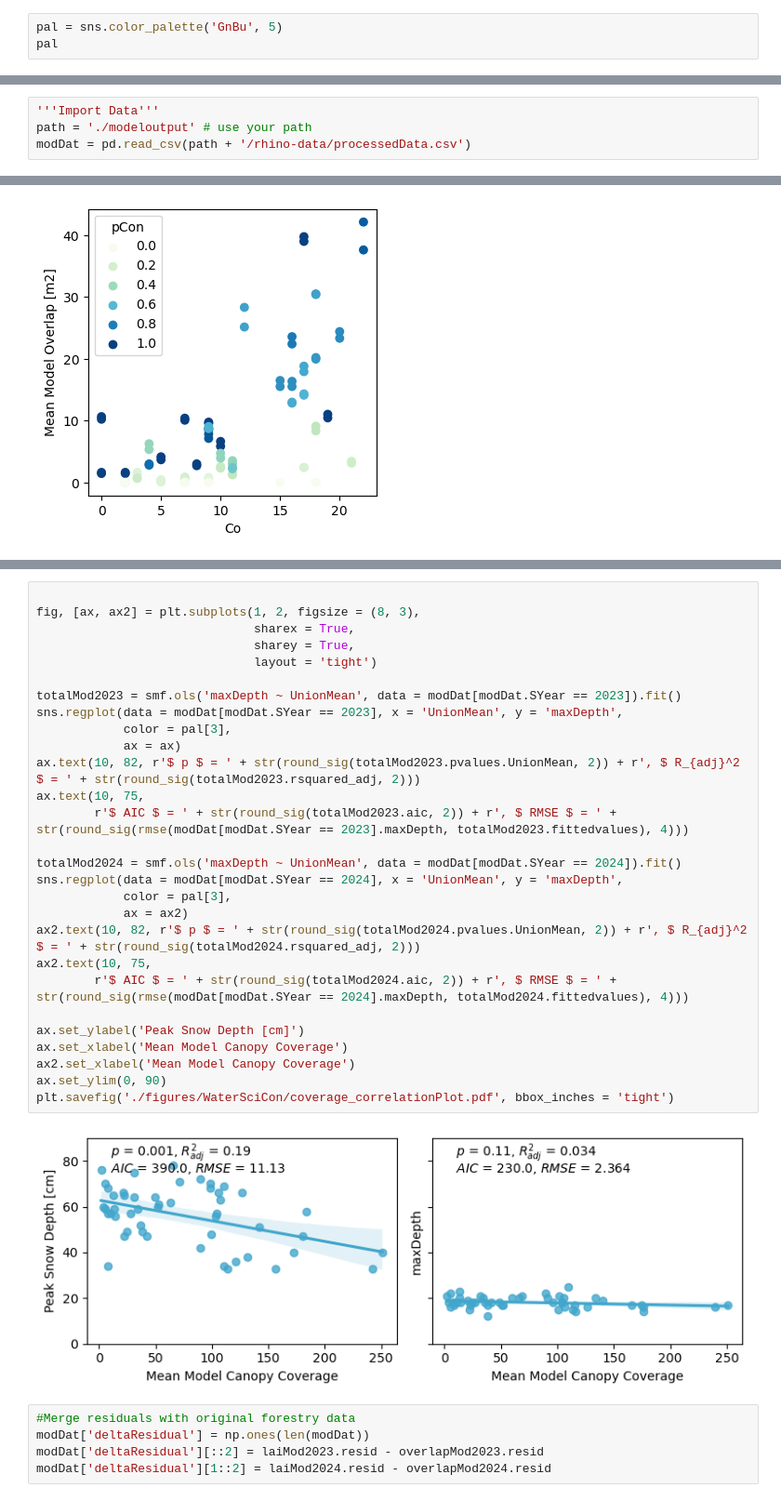
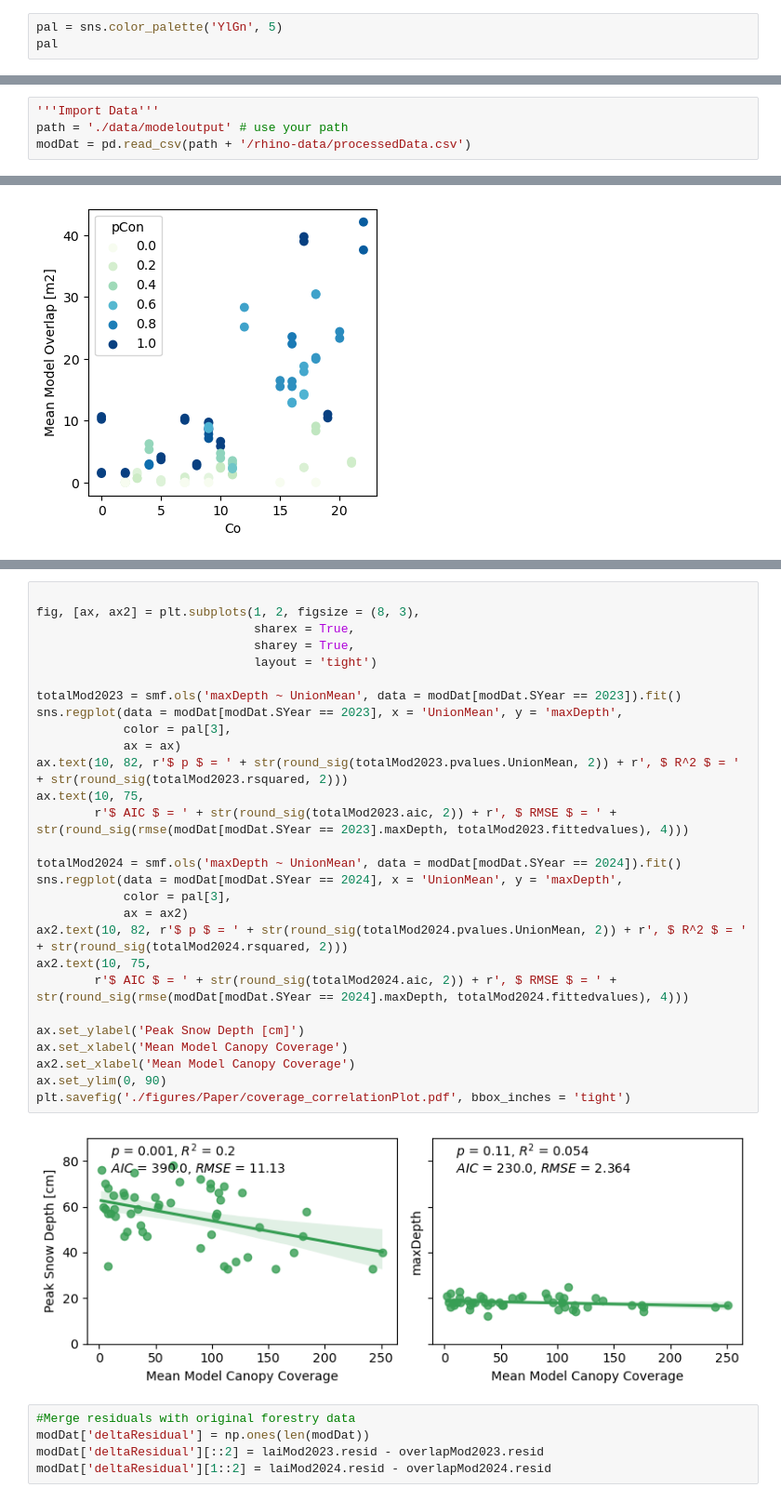
Before and after one commit to mwdjones/forest-canopy-model, a Jupyter notebook: 03_plot-model-3D.ipynb, the cells around one changed output, grey strips where cells are left out. Shown at 93% size. Cells and saved outputs as stored; diff of their text form.

Commit message:
figures for paper 3

```diff
--- a/03_plot-model-3D.ipynb
+++ b/03_plot-model-3D.ipynb
@@ -24,6 +24,6 @@ from matplotlib.colors import LogNorm, Normalize
 
 from functions import *
 # %%
-pal = sns.color_palette('GnBu', 5)
+pal = sns.color_palette('YlGn', 5)
 pal
 # %% [output]
@@ -36,7 +36,7 @@ pal
 ## Data Imports
 # %%
 '''Import Data'''
-path = './modeloutput' # use your path
+path = './data/modeloutput' # use your path
 modDat = pd.read_csv(path + '/rhino-data/processedData.csv')
 # %%
 modDat.head()
@@ -447,33 +448,33 @@ plt.savefig('./figures/WaterSciCon/overlap_correlationPlot.pdf', bbox_inches = '
 # %%
 
 fig, [ax, ax2] = plt.subplots(1, 2, figsize = (8, 3),
                               sharex = True,
                               sharey = True,
                               layout = 'tight')
 
 totalMod2023 = smf.ols('maxDepth ~ UnionMean', data = modDat[modDat.SYear == 2023]).fit()
 sns.regplot(data = modDat[modDat.SYear == 2023], x = 'UnionMean', y = 'maxDepth',
             color = pal[3],
             ax = ax)
-ax.text(10, 82, r'$ p $ = ' + str(round_sig(totalMod2023.pvalues.UnionMean, 2)) + r', $ R_{adj}^2 $ = ' + str(round_sig(totalMod2023.rsquared_adj, 2)))
+ax.text(10, 82, r'$ p $ = ' + str(round_sig(totalMod2023.pvalues.UnionMean, 2)) + r', $ R^2 $ = ' + str(round_sig(totalMod2023.rsquared, 2)))
 ax.text(10, 75,
         r'$ AIC $ = ' + str(round_sig(totalMod2023.aic, 2)) + r', $ RMSE $ = ' + str(round_sig(rmse(modDat[modDat.SYear == 2023].maxDepth, totalMod2023.fittedvalues), 4)))
 
 totalMod2024 = smf.ols('maxDepth ~ UnionMean', data = modDat[modDat.SYear == 2024]).fit()
 sns.regplot(data = modDat[modDat.SYear == 2024], x = 'UnionMean', y = 'maxDepth',
             color = pal[3],
             ax = ax2)
-ax2.text(10, 82, r'$ p $ = ' + str(round_sig(totalMod2024.pvalues.UnionMean, 2)) + r', $ R_{adj}^2 $ = ' + str(round_sig(totalMod2024.rsquared_adj, 2)))
+ax2.text(10, 82, r'$ p $ = ' + str(round_sig(totalMod2024.pvalues.UnionMean, 2)) + r', $ R^2 $ = ' + str(round_sig(totalMod2024.rsquared, 2)))
 ax2.text(10, 75,
         r'$ AIC $ = ' + str(round_sig(totalMod2024.aic, 2)) + r', $ RMSE $ = ' + str(round_sig(rmse(modDat[modDat.SYear == 2024].maxDepth, totalMod2024.fittedvalues), 4)))
 
 ax.set_ylabel('Peak Snow Depth [cm]')
 ax.set_xlabel('Mean Model Canopy Coverage')
 ax2.set_xlabel('Mean Model Canopy Coverage')
 ax.set_ylim(0, 90)
-plt.savefig('./figures/WaterSciCon/coverage_correlationPlot.pdf', bbox_inches = 'tight')
+plt.savefig('./figures/Paper/coverage_correlationPlot.pdf', bbox_inches = 'tight')
 # %% [output]
-[figure, old version]
+[figure, new version]
 # %%
 #Merge residuals with original forestry data
 modDat['deltaResidual'] = np.ones(len(modDat))
```
Also changed, not shown: parts of 12 cells of this notebook, 26 other files.
